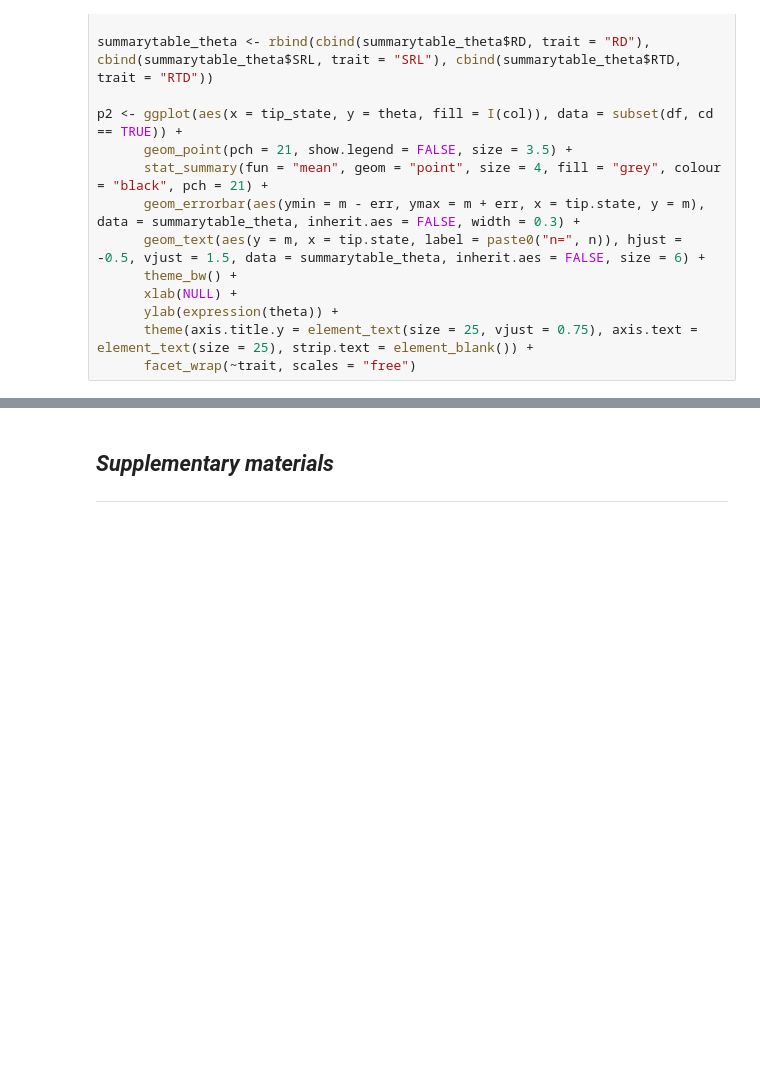
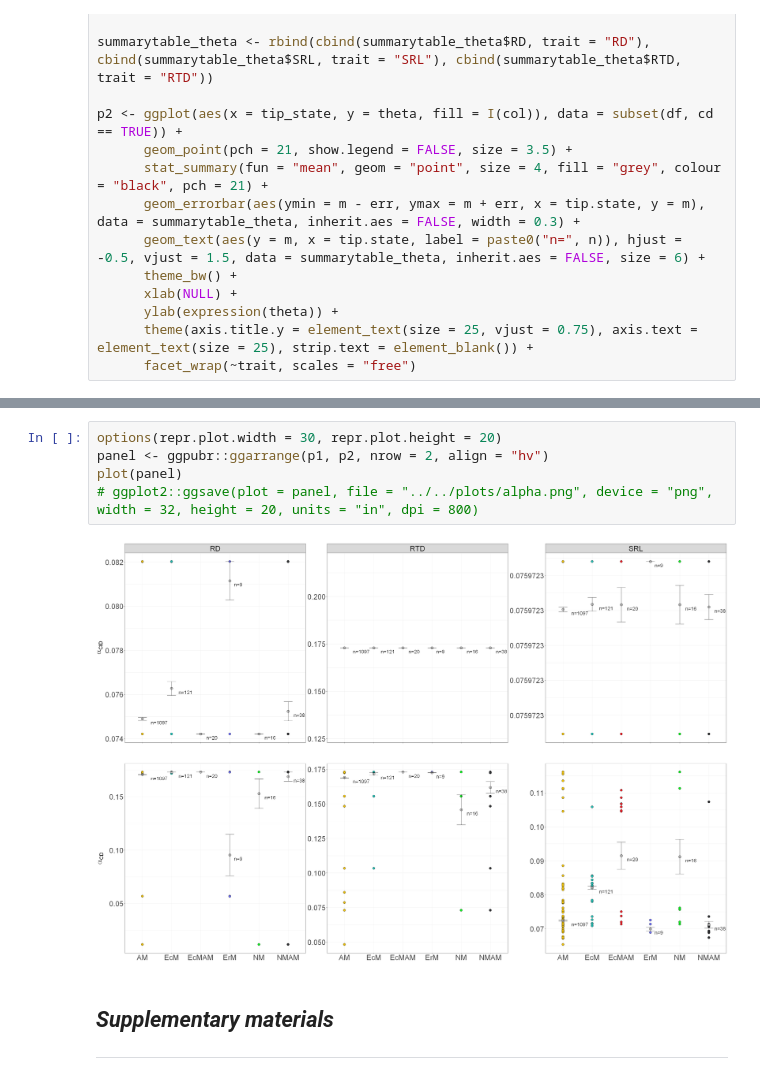
Before and after one commit to anoban/phd, a Jupyter notebook: R/notebooks/houwiesummary.ipynb, the cells around one changed output, grey strips where cells are left out. Drawn from its saved outputs; the diff is of its cells as text; blank space fills up the shorter version.

```diff
--- a/R/notebooks/houwiesummary.ipynb
+++ b/R/notebooks/houwiesummary.ipynb
@@ -682,3 +732,10 @@ plot(panel)
+# %%
+options(repr.plot.width = 30, repr.plot.height = 20)
+panel <- ggpubr::ggarrange(p1, p2, nrow = 2, align = "hv")
+plot(panel)
+# ggplot2::ggsave(plot = panel, file = "../../plots/alpha.png", device = "png", width = 32, height = 20, units = "in", dpi = 800)
+# %% [output]
+[figure, added]
 # %% [markdown]
 ## ___Supplementary materials___
 ------------------------
```
Also changed, not shown: parts of 3 cells of this notebook, 1 other file.
